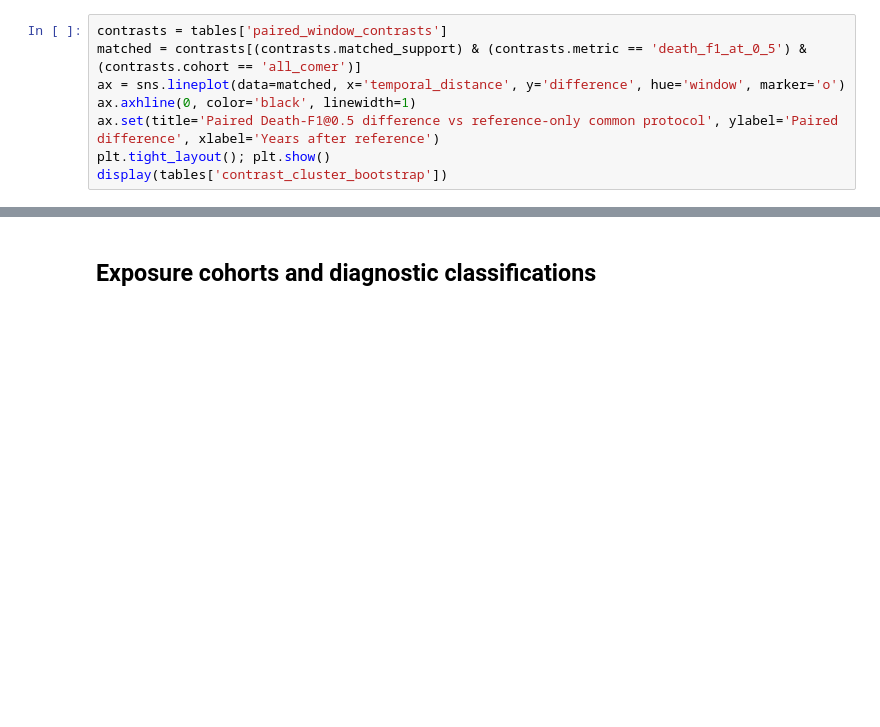
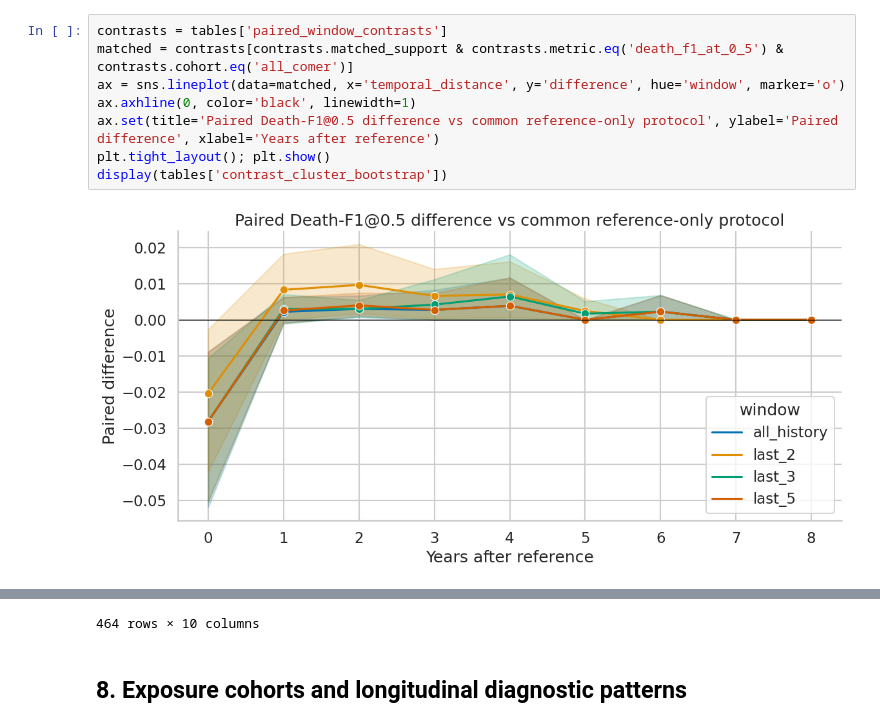
Before and after one commit to joaogabrielsilveira/SAE-TCAV, a Jupyter notebook: temporal_performance_windows_analysis.ipynb, the cells around one changed output, grey strips where cells are left out. Drawn from its saved outputs; the diff is of its cells as text; blank space fills up the shorter version.

```diff
--- a/temporal_performance_windows_analysis.ipynb
+++ b/temporal_performance_windows_analysis.ipynb
@@ -59,8 +208,10 @@ Numeric differences exist only where record support matches the `reference_only_
 # %%
 contrasts = tables['paired_window_contrasts']
-matched = contrasts[(contrasts.matched_support) & (contrasts.metric == 'death_f1_at_0_5') & (contrasts.cohort == 'all_comer')]
+matched = contrasts[contrasts.matched_support & contrasts.metric.eq('death_f1_at_0_5') & contrasts.cohort.eq('all_comer')]
 ax = sns.lineplot(data=matched, x='temporal_distance', y='difference', hue='window', marker='o')
 ax.axhline(0, color='black', linewidth=1)
-ax.set(title='Paired Death-F1@0.5 difference vs reference-only common protocol', ylabel='Paired difference', xlabel='Years after reference')
+ax.set(title='Paired Death-F1@0.5 difference vs common reference-only protocol', ylabel='Paired difference', xlabel='Years after reference')
 plt.tight_layout(); plt.show()
 display(tables['contrast_cluster_bootstrap'])
+# %% [output]
+[figure, added]
@@ -67,5 +230,6 @@ display(tables['contrast_cluster_bootstrap'])
+464 rows × 10 columns
 # %% [markdown]
-## Exposure cohorts and diagnostic classifications
+## 8. Exposure cohorts and longitudinal diagnostic patterns
 # %%
 diagnostics = tables['diagnostic_classifications']
 display(pd.crosstab([diagnostics.window, diagnostics.cohort], diagnostics.classification))
```
Also changed, not shown: parts of 19 cells of this notebook, 4 other files.
